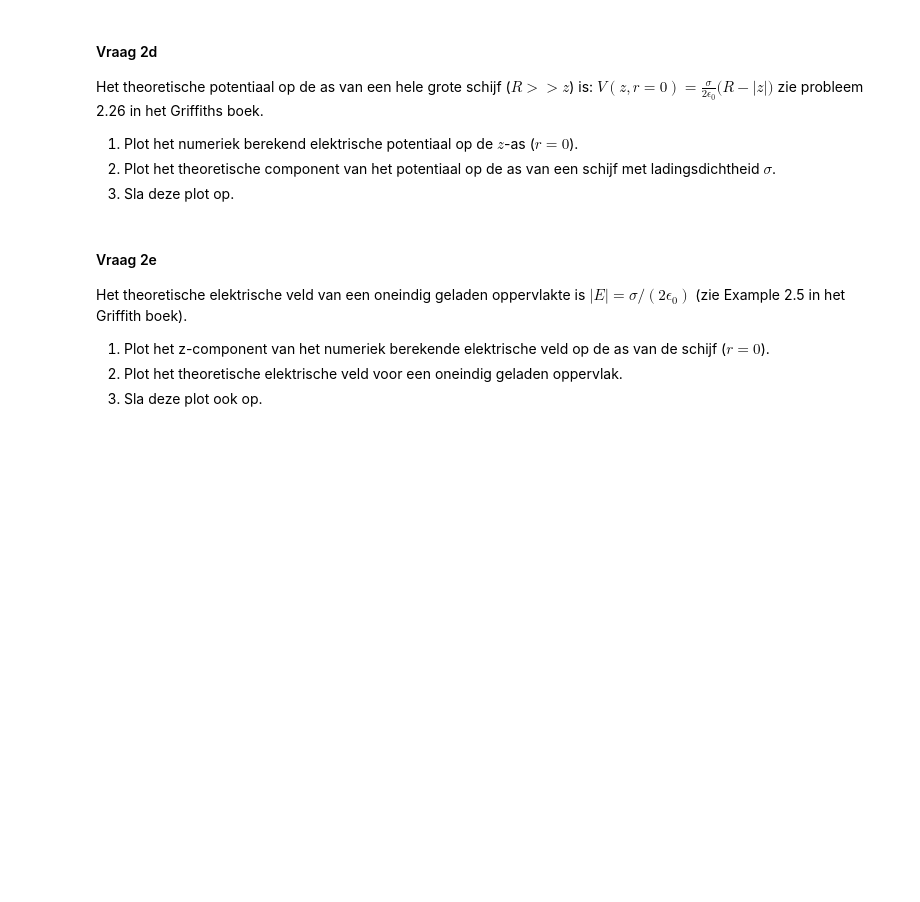
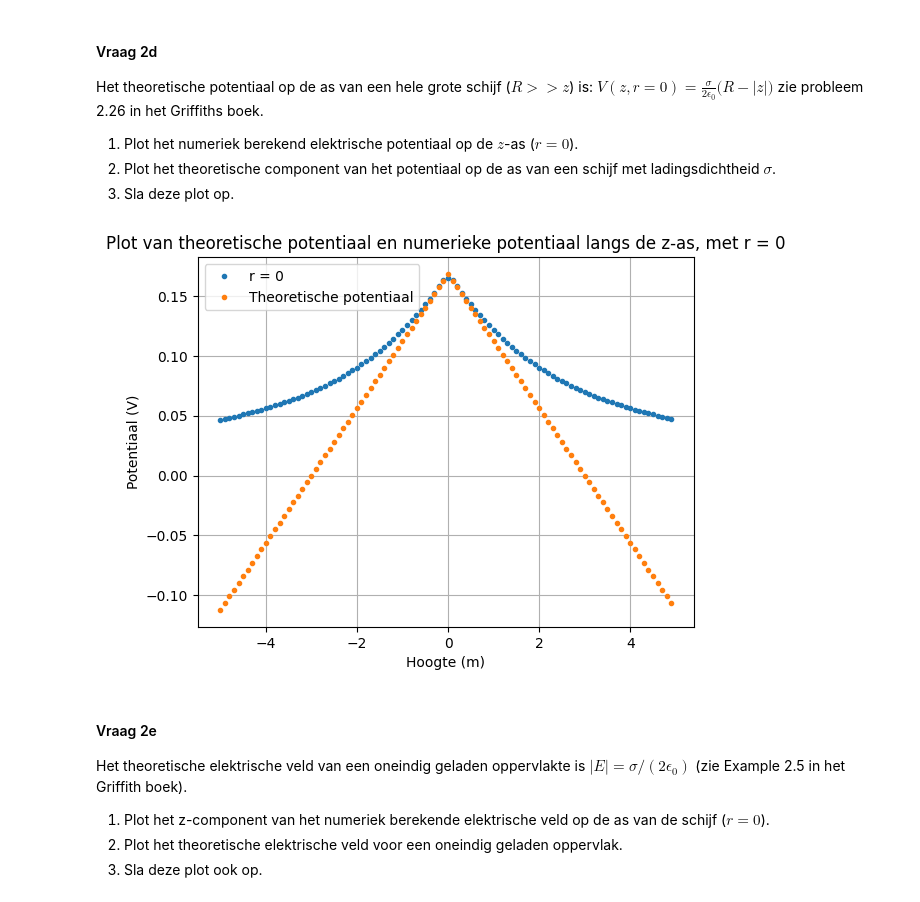
Before and after one commit to Timomloo/opdrachten-DEF-D, a Jupyter notebook: DigitaleOntwerpopdrachten/1CondensatorOpdracht/CondensatorOntwerpopdracht.ipynb, the cells around one changed output. Drawn from its saved outputs; the diff is of its cells as text; code cells hidden in the pictures; blank space fills up the shorter version.

```diff
--- a/DigitaleOntwerpopdrachten/1CondensatorOpdracht/CondensatorOntwerpopdracht.ipynb
+++ b/DigitaleOntwerpopdrachten/1CondensatorOpdracht/CondensatorOntwerpopdracht.ipynb
@@ -241,9 +241,23 @@ zie probleem 2.26 in het Griffiths boek.
 2. Plot het theoretische component van het potentiaal op de as van een schijf met ladingsdichtheid $\sigma$.
 3. Sla deze plot op.
 # %%
-###
-###Hier jouw code###
-###
+
+V_r_0 = V[:, 0]
+
+V_theorie = sigma / (2*epsilon0) * (disk_radius - np.abs(z))
+
+plt.figure()
+plt.title('Plot van theoretische potentiaal en numerieke potentiaal langs de z-as, met r = 0')
+plt.plot(z,V_r_0,'.',label='r = 0')
+plt.plot(z,V_theorie,'.',label='Theoretische potentiaal')
+plt.xlabel('Hoogte (m)')
+plt.ylabel('Potentiaal (V)')
+plt.grid()
+plt.savefig('opdracht2Dfig')
+plt.legend()
+plt.show()
+# %% [output]
+[figure, added]
 # %% [markdown]
 #### Vraag 2e
 
```
Also changed, not shown: parts of 2 cells of this notebook, 2 other files.
